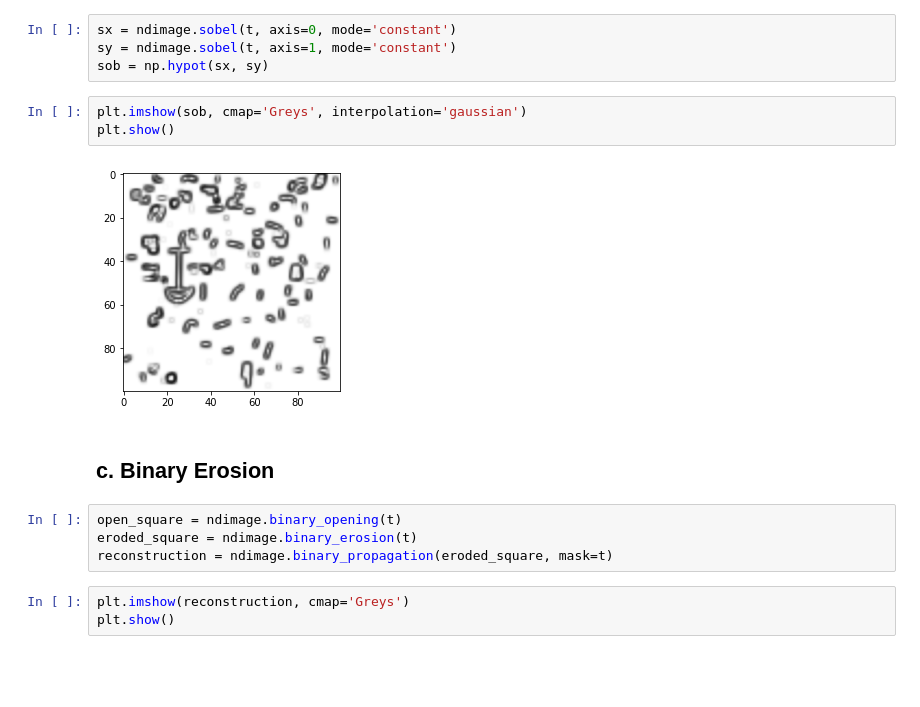
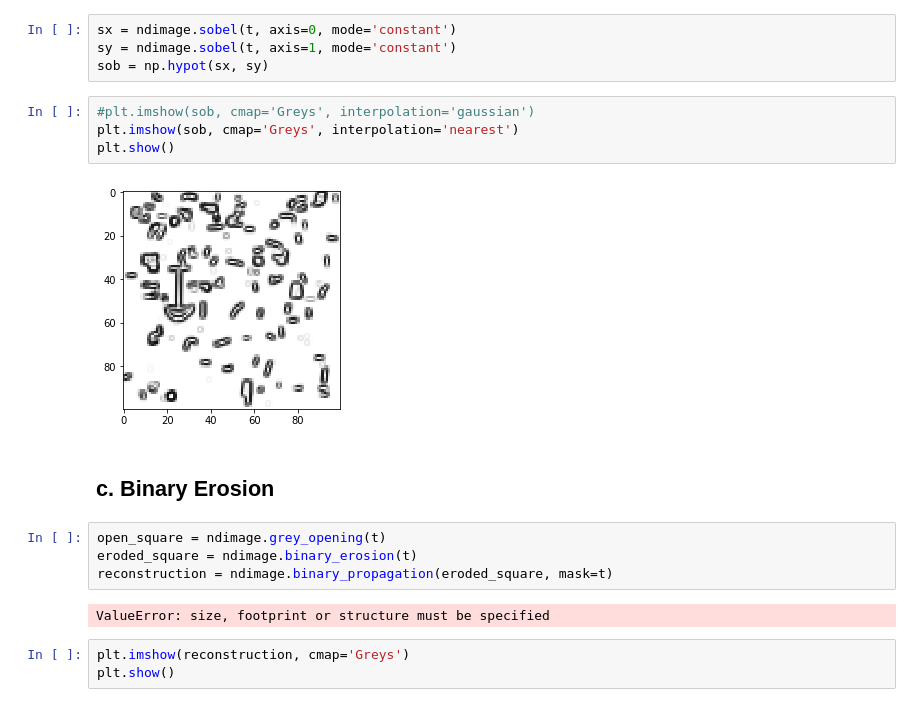
Before and after one commit to kellyfinnerty/COMP551-Kaggle-Competition, a Jupyter notebook: Kaggle-Code.ipynb, the cells around one changed output. Saved outputs shown, nothing was run; the diff lists cells and outputs as text; blank space fills up the shorter version.

```diff
--- a/Kaggle-Code.ipynb
+++ b/Kaggle-Code.ipynb
@@ -81,16 +99,19 @@ sx = ndimage.sobel(t, axis=0, mode='constant')
 sy = ndimage.sobel(t, axis=1, mode='constant')
 sob = np.hypot(sx, sy)
 # %%
-plt.imshow(sob, cmap='Greys', interpolation='gaussian')
+#plt.imshow(sob, cmap='Greys', interpolation='gaussian')
+plt.imshow(sob, cmap='Greys', interpolation='nearest')
 plt.show()
 # %% [output]
-[figure, old version]
+[figure, new version]
 # %% [markdown]
 ## c. Binary Erosion
 # %%
-open_square = ndimage.binary_opening(t)
+open_square = ndimage.grey_opening(t)
 eroded_square = ndimage.binary_erosion(t)
 reconstruction = ndimage.binary_propagation(eroded_square, mask=t)
+# %% [output]
+ValueError: size, footprint or structure must be specified
 # %%
 plt.imshow(reconstruction, cmap='Greys')
 plt.show()
```
Also changed, not shown: parts of 3 cells of this notebook.
